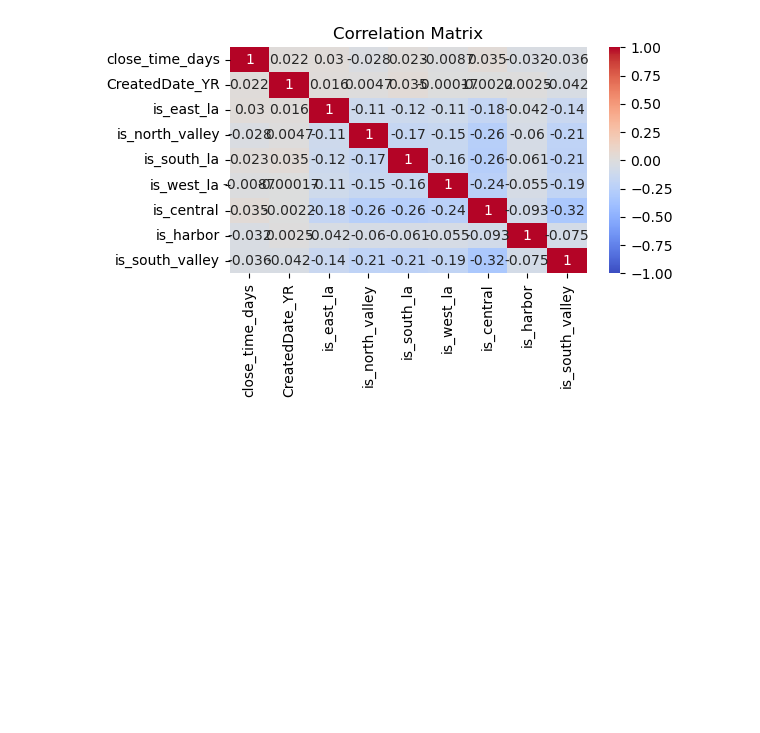
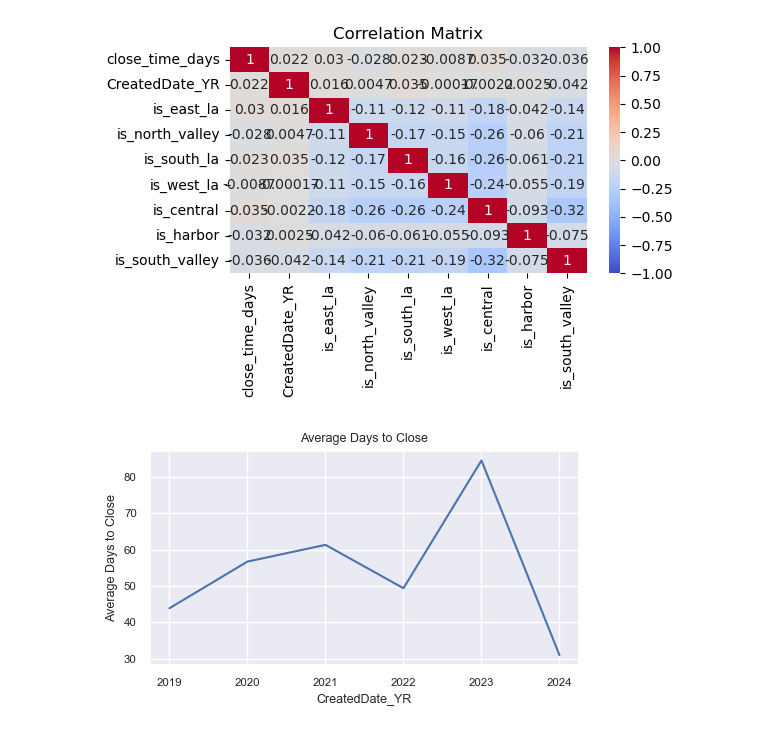
Before and after one commit to aeaiu/usable_ai_project, a Jupyter notebook: Notebooks/2_visualization.ipynb, the cells around one changed output. Drawn from its saved outputs; the diff is of its cells as text; code cells hidden in the pictures; blank space fills up the shorter version.

```diff
--- a/Notebooks/2_visualization.ipynb
+++ b/Notebooks/2_visualization.ipynb
@@ -185,7 +186,11 @@ plt.show()
 # %% [output]
 [figure]
 # %%
-df_recent=df[df['CreatedDate_YR']=='2023']
-sns.set_theme(font_scale=0.75)  # Set the font scale to reduce the font size
-sns.pairplot(df_recent, hue='APC', height=1.5, markers='.', plot_kws={'s': 30})
+plt.figure(figsize=(5, 3))
+df.groupby("CreatedDate_YR")["close_time_days"].mean().plot()
+plt.ylabel('Average Days to Close')
+plt.title('Average Days to Close')
+plt.tight_layout()
 plt.show()
+# %% [output]
+[figure, added]
```
Also changed, not shown: parts of 3 cells of this notebook.
